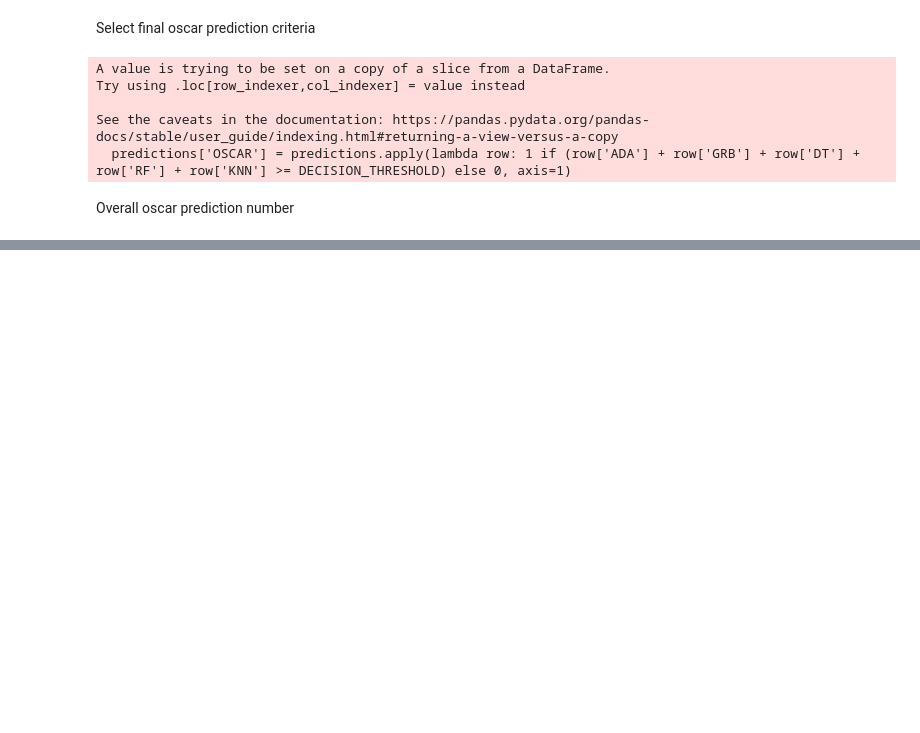
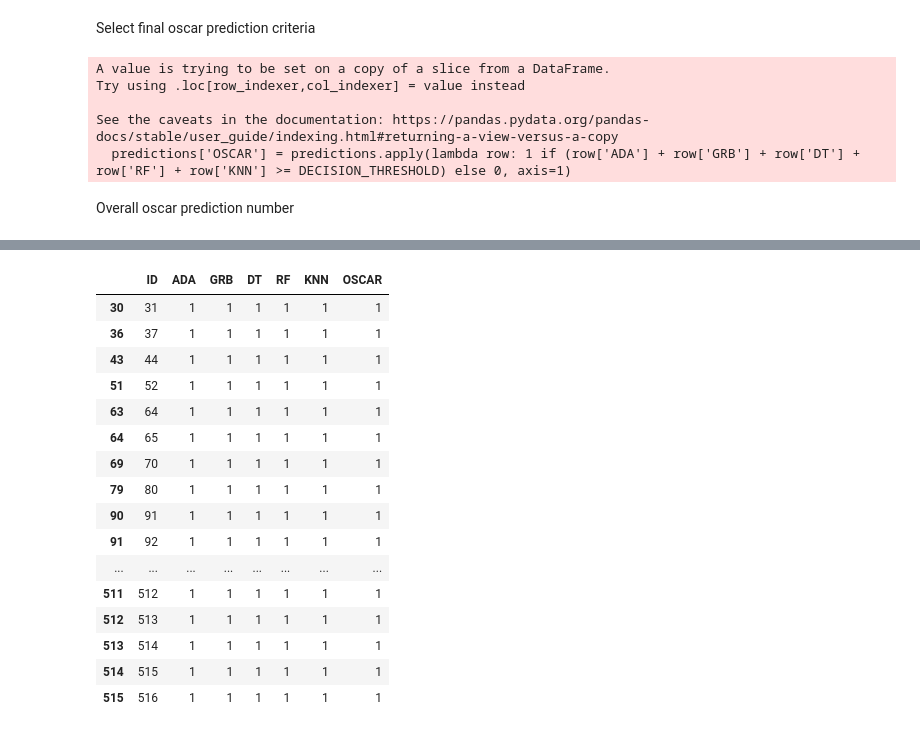
Before and after one commit to AAleksandros/HUA-DIT-Data-mining-project, a Jupyter notebook: only_classifiers_new.ipynb, the cells around one changed output, grey strips where cells are left out. Cells and saved outputs as stored; diff of their text form; code cells hidden in the pictures; blank space fills up the shorter version.

```diff
--- a/only_classifiers_new.ipynb
+++ b/only_classifiers_new.ipynb
@@ -672,0 +685,20 @@ Unkn dataset predicted oscar ratio: 3.54% | Testing dataset oscar prediction rat
+# %%
+predictions[predictions['OSCAR'] == 1]
+# %% [output]
+|  | ID | ADA | GRB | DT | RF | KNN | OSCAR |
+| 30 | 31 | 1 | 1 | 1 | 1 | 1 | 1 |
+| 36 | 37 | 1 | 1 | 1 | 1 | 1 | 1 |
+| 43 | 44 | 1 | 1 | 1 | 1 | 1 | 1 |
+| 51 | 52 | 1 | 1 | 1 | 1 | 1 | 1 |
+| 63 | 64 | 1 | 1 | 1 | 1 | 1 | 1 |
+| 64 | 65 | 1 | 1 | 1 | 1 | 1 | 1 |
+| 69 | 70 | 1 | 1 | 1 | 1 | 1 | 1 |
+| 79 | 80 | 1 | 1 | 1 | 1 | 1 | 1 |
+| 90 | 91 | 1 | 1 | 1 | 1 | 1 | 1 |
+| 91 | 92 | 1 | 1 | 1 | 1 | 1 | 1 |
+| ... | ... | ... | ... | ... | ... | ... | ... |
+| 511 | 512 | 1 | 1 | 1 | 1 | 1 | 1 |
+| 512 | 513 | 1 | 1 | 1 | 1 | 1 | 1 |
+| 513 | 514 | 1 | 1 | 1 | 1 | 1 | 1 |
+| 514 | 515 | 1 | 1 | 1 | 1 | 1 | 1 |
+| 515 | 516 | 1 | 1 | 1 | 1 | 1 | 1 |
```
Also changed, not shown: parts of 20 cells of this notebook, 2 other files.
